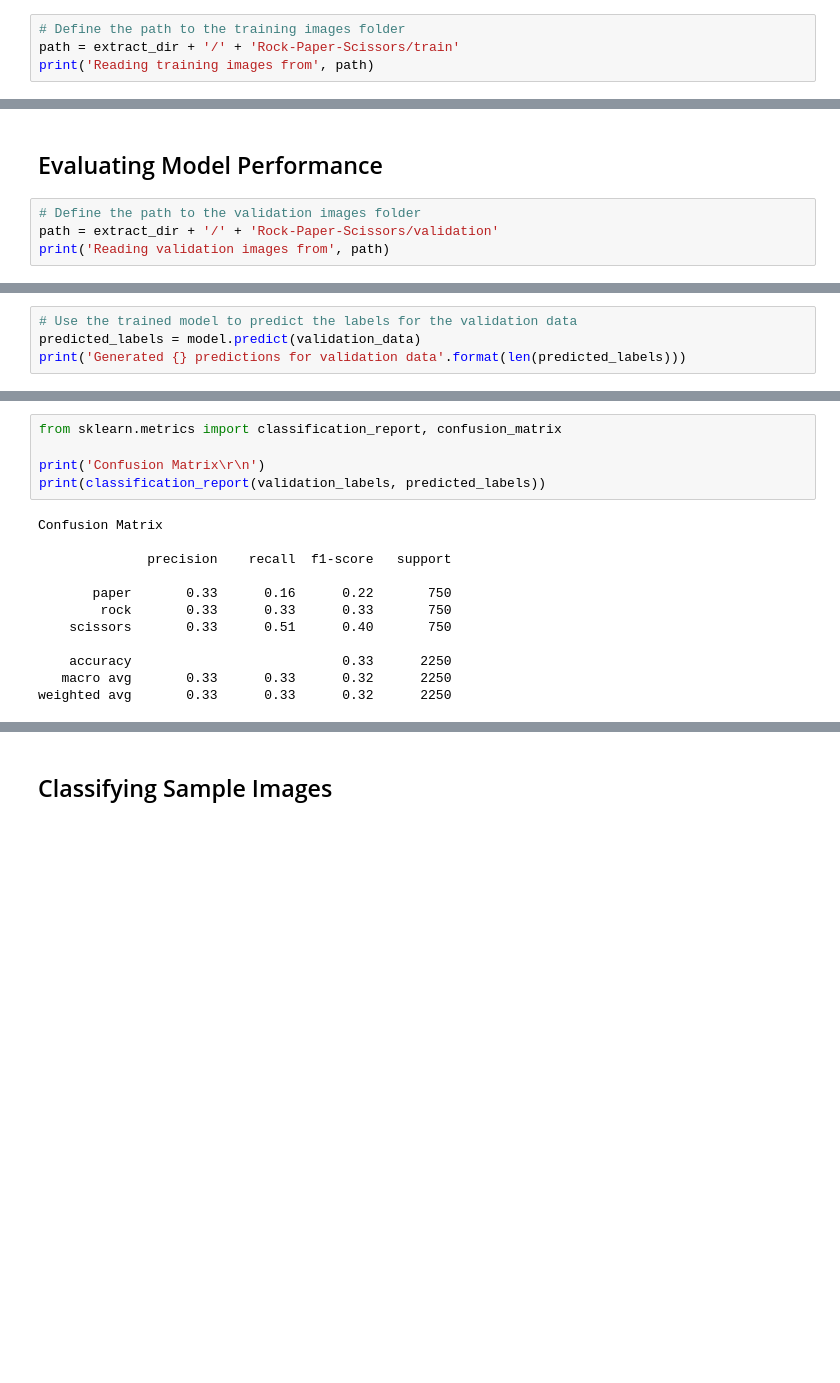
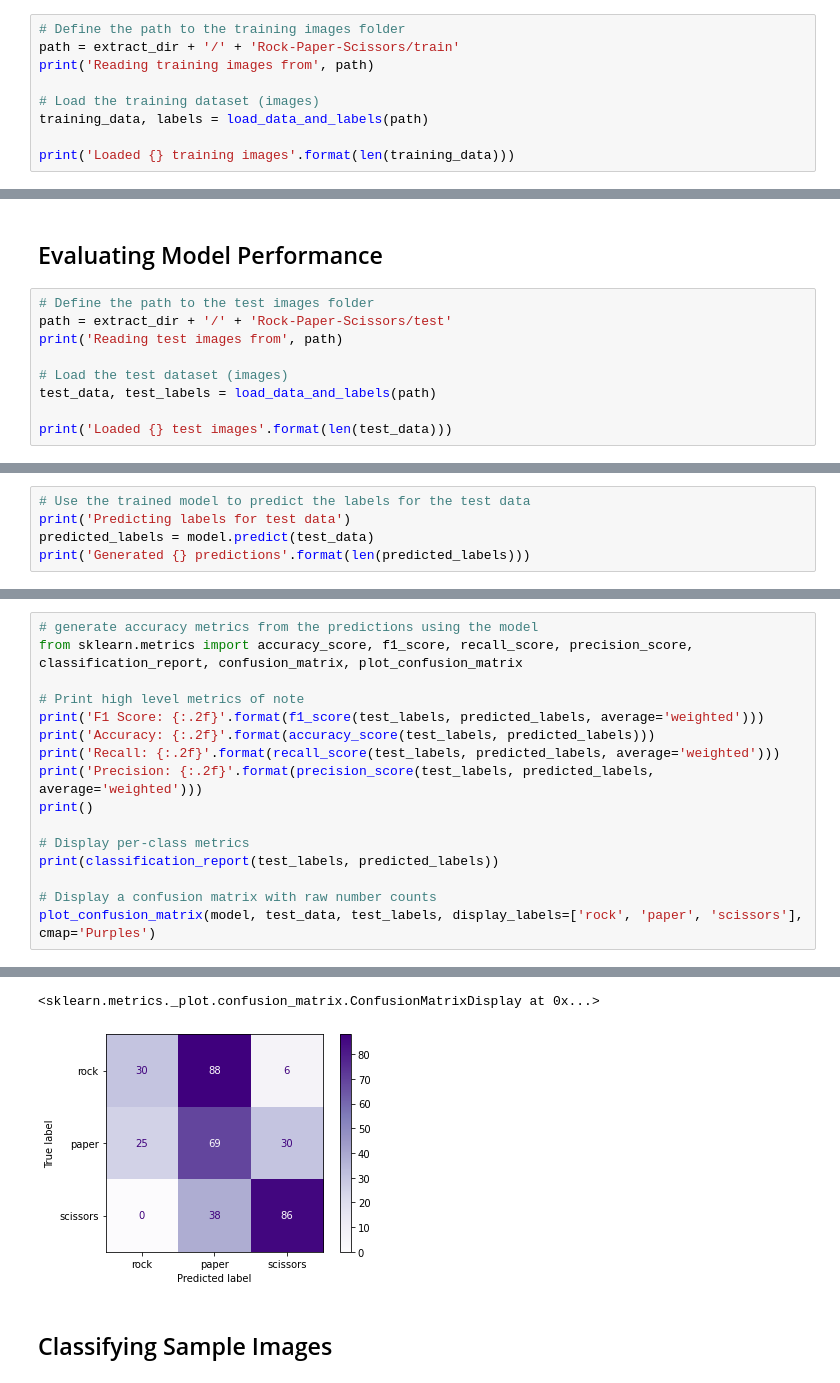
Before and after one commit to IntegerMan/PythonRockPaperScissors, a Jupyter notebook: FinalProject - Matt Eland.ipynb, the cells around one changed output, grey strips where cells are left out. Saved outputs shown, nothing was run; the diff lists cells and outputs as text; blank space fills up the shorter version.

Commit message:
Progress on model tuning

```diff
--- a/FinalProject - Matt Eland.ipynb
+++ b/FinalProject - Matt Eland.ipynb
@@ -83,5 +115,10 @@ def process_image(image):
 # Define the path to the training images folder
 path = extract_dir + '/' + 'Rock-Paper-Scissors/train'
 print('Reading training images from', path)
+
+# Load the training dataset (images)
+training_data, labels = load_data_and_labels(path)
+
+print('Loaded {} training images'.format(len(training_data)))
 # %% [output]
 Reading training images from dataset/Rock-Paper-Scissors/train
@@ -144,7 +166,12 @@ Model trained MLPClassifier(max_iter=1000)
 # %% [markdown]
 ## Evaluating Model Performance
 # %%
-# Define the path to the validation images folder
-path = extract_dir + '/' + 'Rock-Paper-Scissors/validation'
-print('Reading validation images from', path)
+# Define the path to the test images folder
+path = extract_dir + '/' + 'Rock-Paper-Scissors/test'
+print('Reading test images from', path)
+
+# Load the test dataset (images)
+test_data, test_labels = load_data_and_labels(path)
+
+print('Loaded {} test images'.format(len(test_data)))
 # %% [output]
@@ -173,5 +180,6 @@ Loaded 2250 validation images
 # %%
-# Use the trained model to predict the labels for the validation data
-predicted_labels = model.predict(validation_data)
-print('Generated {} predictions for validation data'.format(len(predicted_labels)))
+# Use the trained model to predict the labels for the test data
+print('Predicting labels for test data')
+predicted_labels = model.predict(test_data)
+print('Generated {} predictions'.format(len(predicted_labels)))
 # %% [output]
@@ -179,17 +188,17 @@ Generated 2250 predictions for validation data
-# %%
-from sklearn.metrics import classification_report, confusion_matrix
-
-print('Confusion Matrix\r\n')
-print(classification_report(validation_labels, predicted_labels))
-# %% [output]
-Confusion Matrix
-
-              precision    recall  f1-score   support
-
-       paper       0.33      0.16      0.22       750
-        rock       0.33      0.33      0.33       750
-    scissors       0.33      0.51      0.40       750
-
-    accuracy                           0.33      2250
-   macro avg       0.33      0.33      0.32      2250
-weighted avg       0.33      0.33      0.32      2250
+# %%
+# generate accuracy metrics from the predictions using the model
+from sklearn.metrics import accuracy_score, f1_score, recall_score, precision_score, classification_report, confusion_matrix, plot_confusion_matrix
+
+# Print high level metrics of note
+print('F1 Score: {:.2f}'.format(f1_score(test_labels, predicted_labels, average='weighted')))
+print('Accuracy: {:.2f}'.format(accuracy_score(test_labels, predicted_labels)))
+print('Recall: {:.2f}'.format(recall_score(test_labels, predicted_labels, average='weighted')))
+print('Precision: {:.2f}'.format(precision_score(test_labels, predicted_labels, average='weighted')))
+print()
+
+# Display per-class metrics
+print(classification_report(test_labels, predicted_labels))
+
+# Display a confusion matrix with raw number counts
+plot_confusion_matrix(model, test_data, test_labels, display_labels=['rock', 'paper', 'scissors'], cmap='Purples')
+# %% [output]
@@ -196,3 +219,5 @@ weighted avg       0.33      0.33      0.32      2250
+<sklearn.metrics._plot.confusion_matrix.ConfusionMatrixDisplay at 0x...>
+[figure, added]
 # %% [markdown]
 ## Classifying Sample Images
 # %% [markdown]
```
Also changed, not shown: parts of 14 cells of this notebook, 1 other file.
